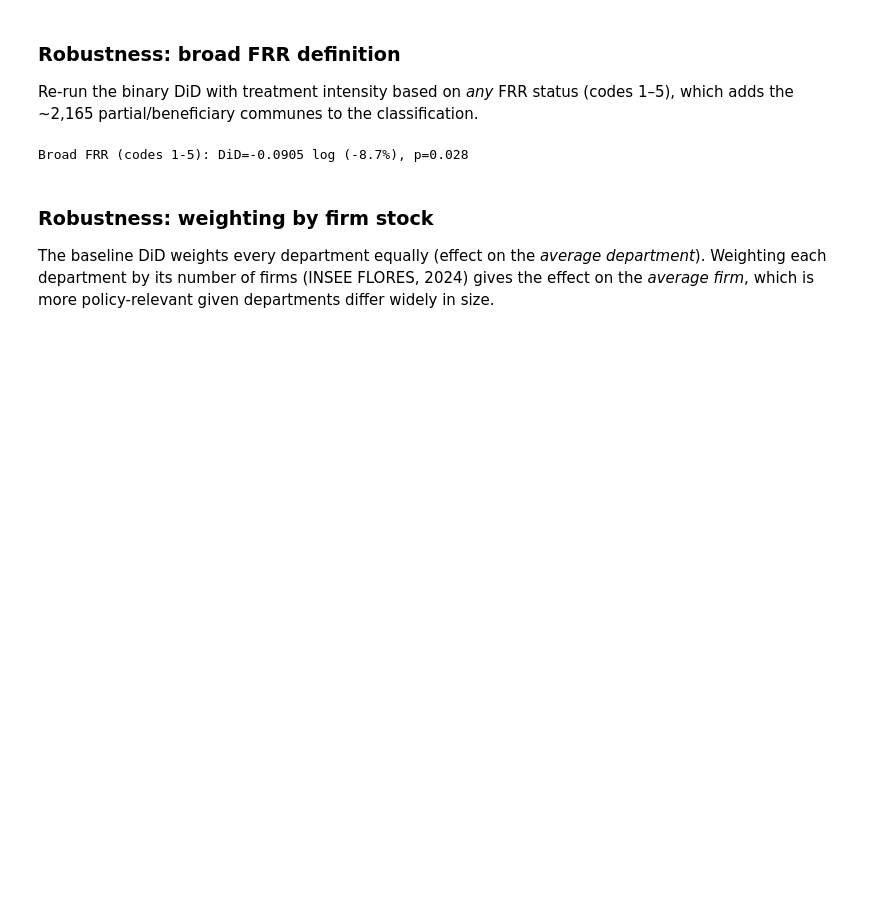
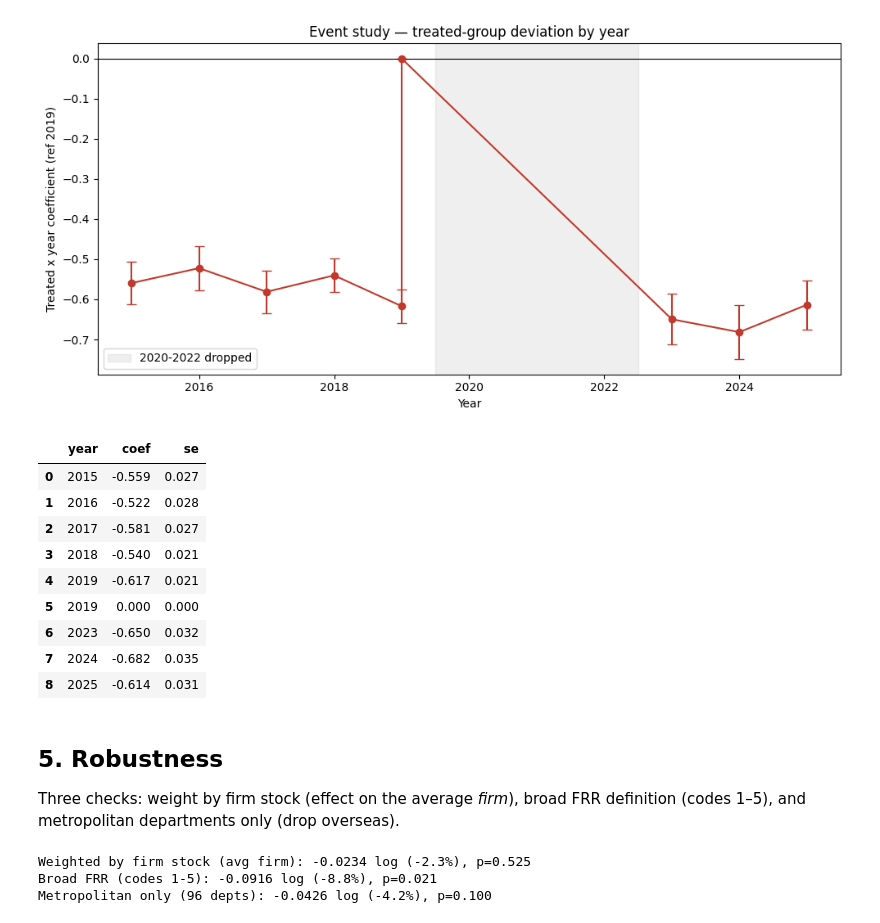
Before and after one commit to nilsgdc/ecb-rate-shock-sme-failures, a Jupyter notebook: notebooks/04_territorial.ipynb, the cells around one changed output. Cells and saved outputs as stored; diff of their text form; code cells hidden in the pictures; blank space fills up the shorter version.

```diff
--- a/notebooks/04_territorial.ipynb
+++ b/notebooks/04_territorial.ipynb
@@ -125,17 +99,68 @@ Placebo (fake 2018 break): -0.0261, p=0.232
+# %%
+es = smf.ols('ly ~ C(dept) + C(year, Treatment(reference=2019)) '
+             '+ treated:C(year, Treatment(reference=2019))', data=d).fit(
+    cov_type='cluster', cov_kwds={'groups': d['dept']})
+rows = []
+for p in es.params.index:
+    if p.startswith('treated:'):
+        yr = int(p.rsplit('[', 1)[-1].rstrip(']').replace('T.', ''))
+        rows.append((yr, es.params[p], es.bse[p]))
+ev = pd.DataFrame(rows, columns=['year', 'coef', 'se'])
+ev = pd.concat([ev, pd.DataFrame([{'year': 2019, 'coef': 0.0, 'se': 0.0}])], ignore_index=True)
+ev = ev.sort_values('year').reset_index(drop=True)
+
+fig, ax = plt.subplots(figsize=(10, 5))
+ax.errorbar(ev['year'], ev['coef'], yerr=1.96 * ev['se'], fmt='o-', color='#c0392b', capsize=4)
+ax.axhline(0, color='black', lw=0.8)
+ax.axvspan(2019.5, 2022.5, alpha=0.12, color='gray', label='2020-2022 dropped')
+ax.set_xlabel('Year')
+ax.set_ylabel('Treated x year coefficient (ref 2019)')
+ax.set_title('Event study — treated-group deviation by year')
+ax.legend()
+plt.tight_layout()
+plt.savefig('../outputs/dept_event_study.png', dpi=150, bbox_inches='tight')
+plt.show()
+display(ev.round(3))
+# %% [output]
+[figure, added]
+|  | year | coef | se |
+| 0 | 2015 | -0.559 | 0.027 |
+| 1 | 2016 | -0.522 | 0.028 |
+| 2 | 2017 | -0.581 | 0.027 |
+| 3 | 2018 | -0.540 | 0.021 |
+| 4 | 2019 | -0.617 | 0.021 |
+| 5 | 2019 | 0.000 | 0.000 |
+| 6 | 2023 | -0.650 | 0.032 |
+| 7 | 2024 | -0.682 | 0.035 |
+| 8 | 2025 | -0.614 | 0.031 |
 # %% [markdown]
-### Robustness: broad FRR definition
-Re-run the binary DiD with treatment intensity based on *any* FRR status (codes 1–5), which adds the ~2,165 partial/beneficiary communes to the classification.
+## 5. Robustness
+Three checks: weight by firm stock (effect on the average *firm*), broad FRR definition (codes 1–5), and metropolitan departments only (drop overseas).
 # %%
-intensity_any = cleaning.zfrr_intensity_by_department(frr, col='frr_any')
-panel_any = cleaning.build_dept_panel(fd, intensity_any)
-s_any = panel_any[panel_any['in_sample'] & (panel_any['failures'] > 0)].copy()
-s_any['log_failures'] = np.log(s_any['failures'])
-m_any = smf.ols('log_failures ~ C(dept) + post + did', data=s_any).fit(
-    cov_type='cluster', cov_kwds={'groups': s_any['dept']})
-print(f"Broad FRR (codes 1-5): DiD={m_any.params['did']:+.4f} log "
-      f"({np.expm1(m_any.params['did'])*100:+.1f}%), p={m_any.pvalues['did']:.3f}")
+firm = load_firm_counts_by_department()
+dw = d.copy()
+dw['fc'] = dw['dept'].map(firm)
+dw = dw.dropna(subset=['fc'])
+mw = smf.wls('ly ~ C(dept) + post + did', data=dw, weights=dw['fc']).fit(
+    cov_type='cluster', cov_kwds={'groups': dw['dept']})
+print(f"Weighted by firm stock (avg firm): {mw.params['did']:+.4f} log "
+      f"({np.expm1(mw.params['did'])*100:+.1f}%), p={mw.pvalues['did']:.3f}")
+
+inten_any = cleaning.zfrr_intensity_by_department(frr, col='frr_any')
+da = cleaning.annualize(cleaning.build_dept_panel(fd, inten_any), 'dept')
+da = da[da['in_sample']].copy(); da['ly'] = np.log1p(da['failures'])
+mb = smf.ols('ly ~ C(dept) + post + did', data=da).fit(
+    cov_type='cluster', cov_kwds={'groups': da['dept']})
+print(f"Broad FRR (codes 1-5): {mb.params['did']:+.4f} log "
+      f"({np.expm1(mb.params['did'])*100:+.1f}%), p={mb.pvalues['did']:.3f}")
+
+dom = ['971', '972', '973', '974', '975', '976']
+dm = d[~d['dept'].isin(dom)].copy()
+mm = smf.ols('ly ~ C(dept) + post + did', data=dm).fit(
+    cov_type='cluster', cov_kwds={'groups': dm['dept']})
+print(f"Metropolitan only ({dm['dept'].nunique()} depts): {mm.params['did']:+.4f} log "
+      f"({np.expm1(mm.params['did'])*100:+.1f}%), p={mm.pvalues['did']:.3f}")
 # %% [output]
-Broad FRR (codes 1-5): DiD=-0.0905 log (-8.7%), p=0.028
+Weighted by firm stock (avg firm): -0.0234 log (-2.3%), p=0.525
+Broad FRR (codes 1-5): -0.0916 log (-8.8%), p=0.021
+Metropolitan only (96 depts): -0.0426 log (-4.2%), p=0.100
-# %% [markdown]
-### Robustness: weighting by firm stock
-The baseline DiD weights every department equally (effect on the *average department*). Weighting each department by its number of firms (INSEE FLORES, 2024) gives the effect on the *average firm*, which is more policy-relevant given departments differ widely in size.
```
Also changed, not shown: parts of 18 cells of this notebook, 13 other files.
